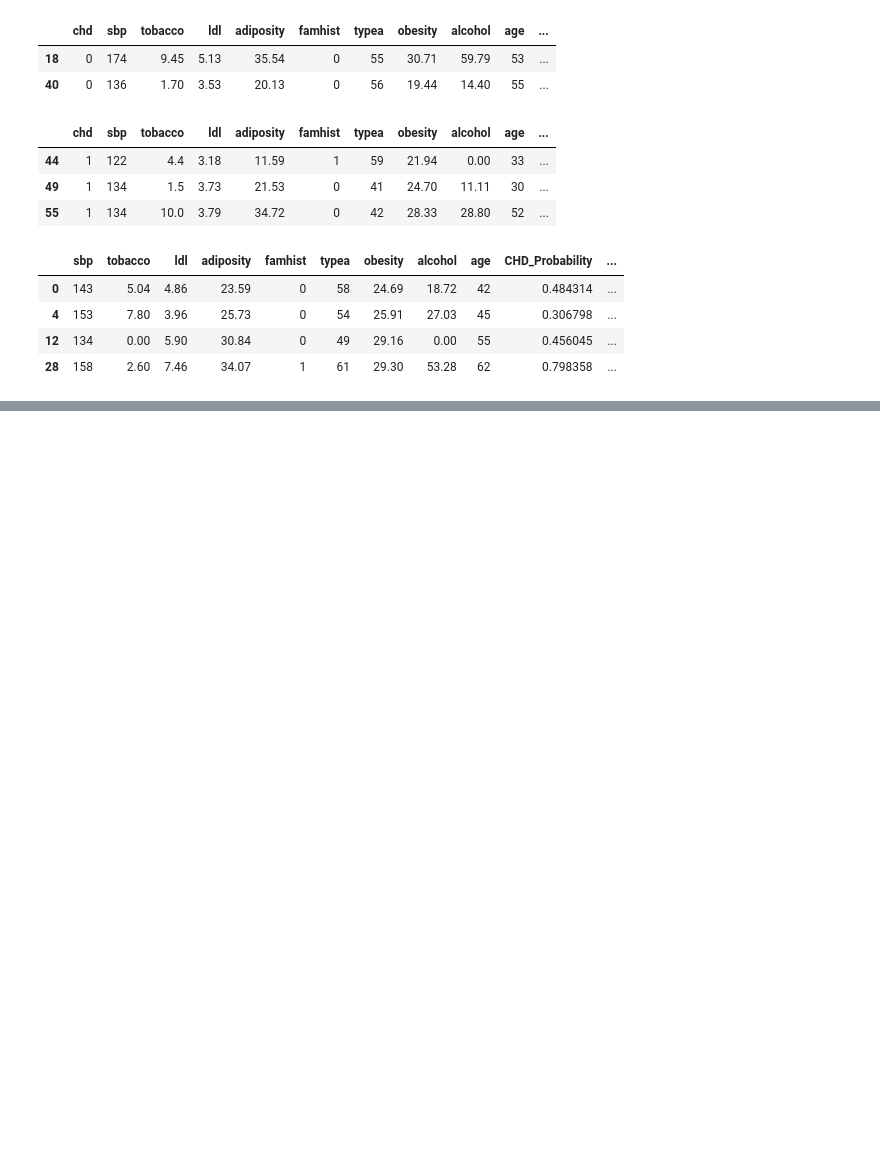
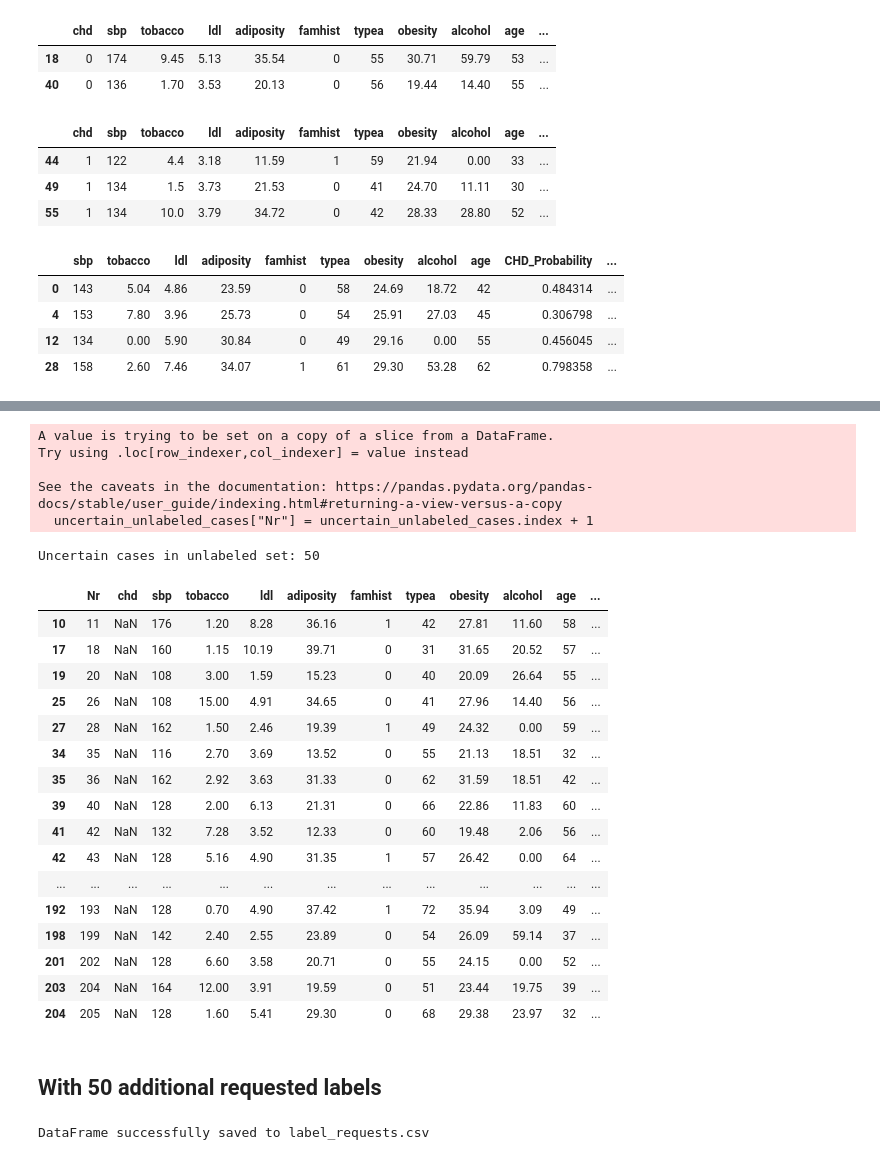
Before and after one commit to starshrimp/HumanMachineInteraction, a Jupyter notebook: Exercise Interactive ML-20240315/Exerc-Interactive_ML.ipynb, the cells around one changed output, grey strips where cells are left out. Cells and saved outputs as stored; diff of their text form; code cells hidden in the pictures; blank space fills up the shorter version.

Commit message:
added 50 labeled examples

```diff
--- a/Exercise Interactive ML-20240315/Exerc-Interactive_ML.ipynb
+++ b/Exercise Interactive ML-20240315/Exerc-Interactive_ML.ipynb
@@ -280,0 +323,62 @@ uncertain_cases
+# %%
+unlabeled_data_with_predictions = unlabeled_data.copy().drop(['chd', 'request_label', 'Nr'], axis = 1)
+
+unlabeled_predictions = model.predict(unlabeled_data_with_predictions)
+unlabeled_predictions_probabilities = model.predict_proba(unlabeled_data_with_predictions)[:,1]
+# adding the predictions & Actual CHD as new columns to `initial_data`
+
+unlabeled_data_with_predictions['Prediction'] = unlabeled_predictions
+unlabeled_data_with_predictions['Probability'] = unlabeled_predictions_probabilities
+# %%
+uncertain_unlabeled_cases = unlabeled_data_with_predictions[(unlabeled_data_with_predictions['Probability'] > 0.38) & (unlabeled_data_with_predictions['Probability'] < 0.78)]
+# %%
+uncertain_unlabeled_cases["Nr"] = uncertain_unlabeled_cases.index + 1
+# %% [output]
+A value is trying to be set on a copy of a slice from a DataFrame.
+Try using .loc[row_indexer,col_indexer] = value instead
+
+See the caveats in the documentation: https://pandas.pydata.org/pandas-docs/stable/user_guide/indexing.html#returning-a-view-versus-a-copy
+  uncertain_unlabeled_cases["Nr"] = uncertain_unlabeled_cases.index + 1
+# %%
+print("Uncertain cases in unlabeled set:", uncertain_unlabeled_cases.shape[0])
+# %% [output]
+Uncertain cases in unlabeled set: 50
+# %%
+
+merged_data = pd.merge(unlabeled_data, uncertain_unlabeled_cases['Nr'], on='Nr', how='left')
+
+# Set 'request_label' to 1 for instances present in uncertain_unlabeled_cases and 0 for all others
+merged_data['request_label'] = merged_data['Nr'].apply(lambda x: "yes" if x in uncertain_unlabeled_cases['Nr'].values else "no")
+
+# Now merged_data contains the 'request_label' column updated as per your requirement
+# %%
+merged_data[merged_data['request_label']== "yes"]
+# %% [output]
+|  | Nr | chd | sbp | tobacco | ldl | adiposity | famhist | typea | obesity | alcohol | age | ... |
+| 10 | 11 | NaN | 176 | 1.20 | 8.28 | 36.16 | 1 | 42 | 27.81 | 11.60 | 58 | ... |
+| 17 | 18 | NaN | 160 | 1.15 | 10.19 | 39.71 | 0 | 31 | 31.65 | 20.52 | 57 | ... |
+| 19 | 20 | NaN | 108 | 3.00 | 1.59 | 15.23 | 0 | 40 | 20.09 | 26.64 | 55 | ... |
+| 25 | 26 | NaN | 108 | 15.00 | 4.91 | 34.65 | 0 | 41 | 27.96 | 14.40 | 56 | ... |
+| 27 | 28 | NaN | 162 | 1.50 | 2.46 | 19.39 | 1 | 49 | 24.32 | 0.00 | 59 | ... |
+| 34 | 35 | NaN | 116 | 2.70 | 3.69 | 13.52 | 0 | 55 | 21.13 | 18.51 | 32 | ... |
+| 35 | 36 | NaN | 162 | 2.92 | 3.63 | 31.33 | 0 | 62 | 31.59 | 18.51 | 42 | ... |
+| 39 | 40 | NaN | 128 | 2.00 | 6.13 | 21.31 | 0 | 66 | 22.86 | 11.83 | 60 | ... |
+| 41 | 42 | NaN | 132 | 7.28 | 3.52 | 12.33 | 0 | 60 | 19.48 | 2.06 | 56 | ... |
+| 42 | 43 | NaN | 128 | 5.16 | 4.90 | 31.35 | 1 | 57 | 26.42 | 0.00 | 64 | ... |
+| ... | ... | ... | ... | ... | ... | ... | ... | ... | ... | ... | ... | ... |
+| 192 | 193 | NaN | 128 | 0.70 | 4.90 | 37.42 | 1 | 72 | 35.94 | 3.09 | 49 | ... |
+| 198 | 199 | NaN | 142 | 2.40 | 2.55 | 23.89 | 0 | 54 | 26.09 | 59.14 | 37 | ... |
+| 201 | 202 | NaN | 128 | 6.60 | 3.58 | 20.71 | 0 | 55 | 24.15 | 0.00 | 52 | ... |
+| 203 | 204 | NaN | 164 | 12.00 | 3.91 | 19.59 | 0 | 51 | 23.44 | 19.75 | 39 | ... |
+| 204 | 205 | NaN | 128 | 1.60 | 5.41 | 29.30 | 0 | 68 | 29.38 | 23.97 | 32 | ... |
+# %% [markdown]
+## With 50 additional requested labels
+# %%
+csv_file_path = 'label_requests.csv'
+
+# Write the DataFrame to a CSV file
+merged_data.to_csv(csv_file_path, index=False)
+
+print(f"DataFrame successfully saved to {csv_file_path}")
+# %% [output]
+DataFrame successfully saved to label_requests.csv
```
Also changed, not shown: parts of 35 cells of this notebook, 3 other files.
